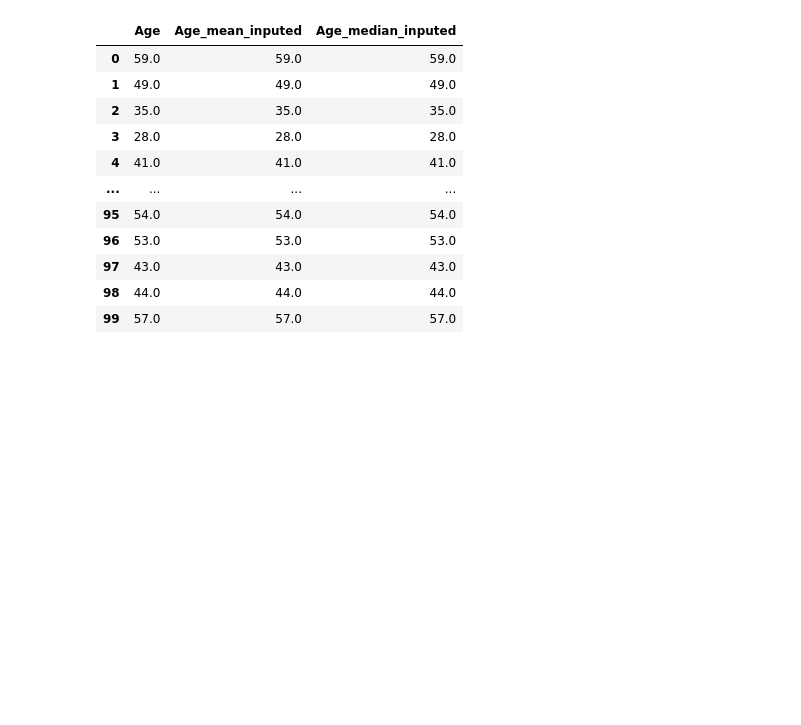
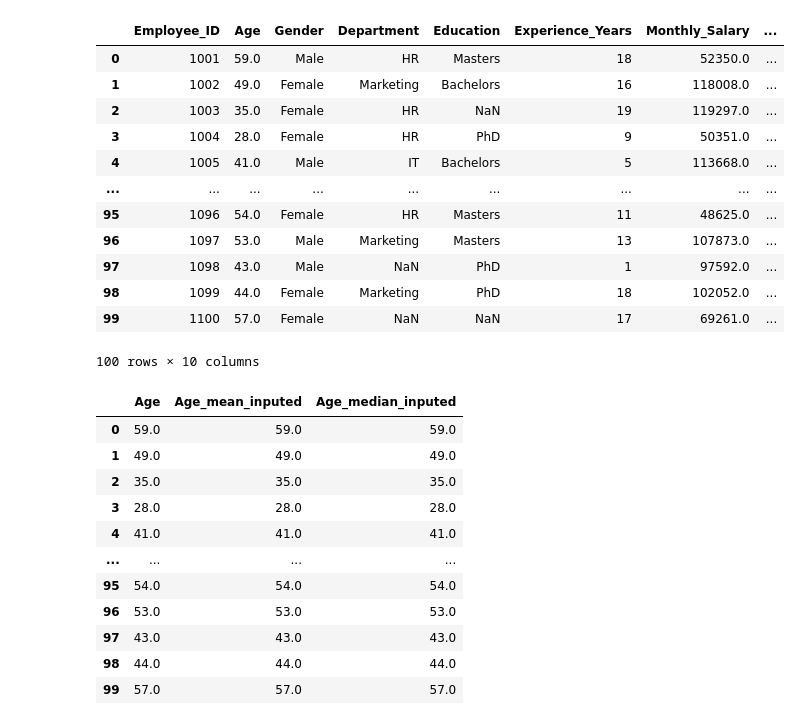
Before and after one commit to adithyaashok10/AI-ML-Intership, a Jupyter notebook: PreProcessing.ipynb, the cells around one changed output. Cells and saved outputs as stored; diff of their text form; code cells hidden in the pictures; blank space fills up the shorter version.

```diff
--- a/PreProcessing.ipynb
+++ b/PreProcessing.ipynb
@@ -6,6 +6,22 @@ import matplotlib.pyplot as plt
 import seaborn as sns
 # %%
 df = pd.read_csv('/content/preprocessing_practice_dataset.csv')
+# %%
+df
+# %% [output]
+|  | Employee_ID | Age | Gender | Department | Education | Experience_Years | Monthly_Salary | ... |
+| 0 | 1001 | 59.0 | Male | HR | Masters | 18 | 52350.0 | ... |
+| 1 | 1002 | 49.0 | Female | Marketing | Bachelors | 16 | 118008.0 | ... |
+| 2 | 1003 | 35.0 | Female | HR | NaN | 19 | 119297.0 | ... |
+| 3 | 1004 | 28.0 | Female | HR | PhD | 9 | 50351.0 | ... |
+| 4 | 1005 | 41.0 | Male | IT | Bachelors | 5 | 113668.0 | ... |
+| ... | ... | ... | ... | ... | ... | ... | ... | ... |
+| 95 | 1096 | 54.0 | Female | HR | Masters | 11 | 48625.0 | ... |
+| 96 | 1097 | 53.0 | Male | Marketing | Masters | 13 | 107873.0 | ... |
+| 97 | 1098 | 43.0 | Male | NaN | PhD | 1 | 97592.0 | ... |
+| 98 | 1099 | 44.0 | Female | Marketing | PhD | 18 | 102052.0 | ... |
+| 99 | 1100 | 57.0 | Female | NaN | NaN | 17 | 69261.0 | ... |
+100 rows × 10 columns
 # %%
 df['Age_mean_inputed'] = df['Age'].fillna(df['Age'].mean())
 df['Age_median_inputed'] = df['Age'].fillna(df['Age'].median())
```
